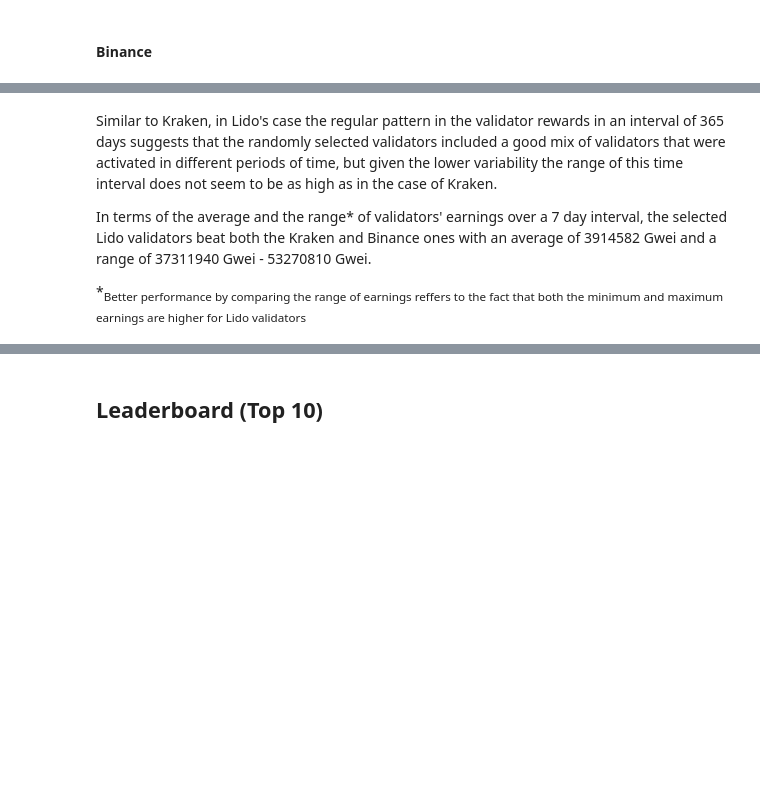
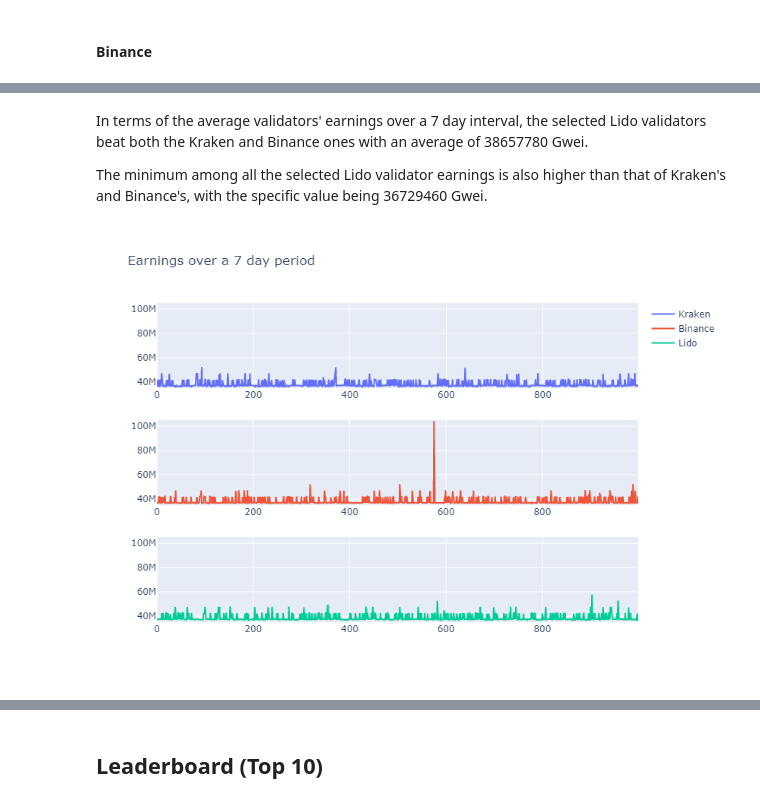
Before and after one commit to SHSR2001/beacondigest, a Jupyter notebook: notebooks/2021/08/09/validator_performance.ipynb, the cells around one changed output, grey strips where cells are left out. Saved outputs shown, nothing was run; the diff lists cells and outputs as text; code cells hidden in the pictures; blank space fills up the shorter version.

```diff
--- a/notebooks/2021/08/09/validator_performance.ipynb
+++ b/notebooks/2021/08/09/validator_performance.ipynb
@@ -68,3 +68,7 @@ with open("binance_validator.txt", "w") as output:
 with open("lido_validator.txt", "w") as output:
     for listitem in lido_validator_list:
         output.write('%s\n' % listitem)
+# %%
+kraken_validator_list = []
+binance_validator_list = []
+lido_validator_list = []
@@ -71,3 +87,7 @@ with open("lido_validator.txt", "w") as output:
+# %%
+kraken_validator_list = kraken_validator_list[0]
+binance_validator_list = binance_validator_list[0]
+lido_validator_list = lido_validator_list[0]
 # %% [markdown]
 ## Attestation effectiveness
 # %% [markdown]
@@ -81,9 +101,9 @@ When we average this out for multiple attestations, we get a metric that is an i
 
 We proceed with our analysis by looking at the scatter plot and the summary statistics of the average attestation effectiveness of 999 randomly chosen validators.
 # %%
-# kraken_dict = {}
-# binance_dict = {}
-# lido_dict = {}
+kraken_dict = {}
+binance_dict = {}
+lido_dict = {}
 # %%
 for i in range(100,1000,100):
 
@@ -498,7 +460,34 @@ max      5.327081e+07
 dtype: float64
-# %% [markdown]
-Similar to Kraken, in Lido's case the regular pattern in the validator rewards in an interval of 365 days suggests that the randomly selected validators included a good mix of validators that were activated in different periods of time, but given the lower variability the range of this time interval does not seem to be as high as in the case of Kraken.
-
-In terms of the average and the range* of validators' earnings over a 7 day interval, the selected Lido validators beat both the Kraken and Binance ones with an average of 3914582 Gwei and a range of 37311940 Gwei - 53270810 Gwei.
-
-*<sub>Better performance by comparing the range of earnings reffers to the fact that both the minimum and maximum earnings are higher for Lido validators</sub>
+# %% [markdown]
+In terms of the average validators' earnings over a 7 day interval, the selected Lido validators beat both the Kraken and Binance ones with an average of 38657780 Gwei.
+
+The minimum among all the selected Lido validator earnings is also higher than that of Kraken's and Binance's, with the specific value being 36729460 Gwei.
+# %%
+fig = make_subplots(rows=3, cols=1)
+
+fig.append_trace(go.Scatter(
+    name = 'Kraken',
+    x=lst,
+    y=list(kraken_earnings_7d.values()),
+), row=1, col=1)
+
+fig.append_trace(go.Scatter(
+    name = 'Binance',
+    x=lst,
+    y=list(binance_earnings_7d.values()),
+), row=2, col=1)
+
+fig.append_trace(go.Scatter(
+    name = 'Lido',
+    x=lst,
+    y=list(lido_earnings_7d.values()),
+), row=3, col=1)
+
+fig.update_yaxes(range=[35000000, 105000000])
+fig.update_yaxes(range=[35000000, 105000000])
+fig.update_yaxes(range=[35000000, 105000000])
+
+fig.update_layout(height=600, width=600, title_text="Earnings over a 7 day period")
+fig.show()
+# %% [output]
+[figure, added]
```
Also changed, not shown: parts of 28 cells of this notebook, 1 other file.
